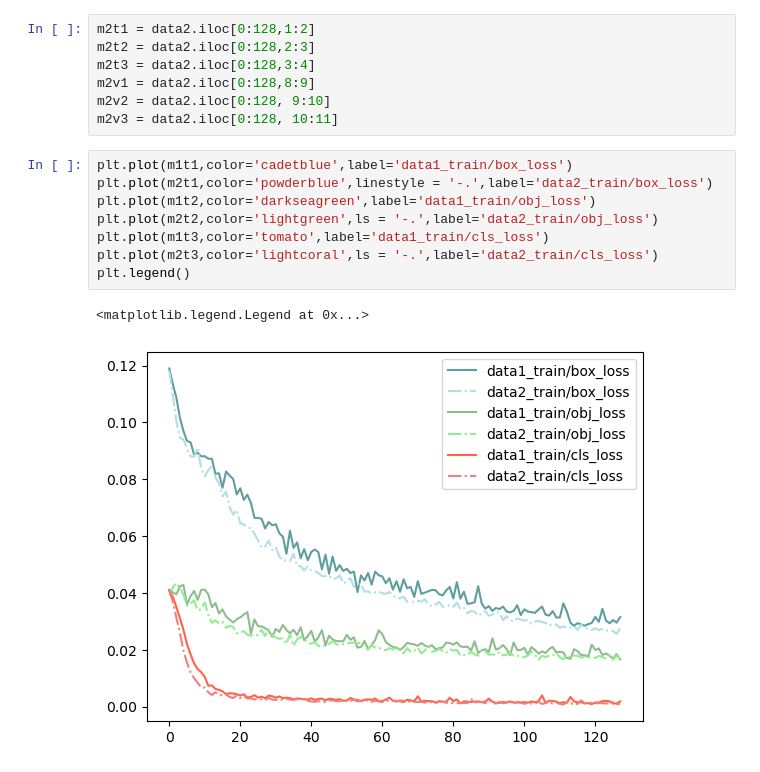
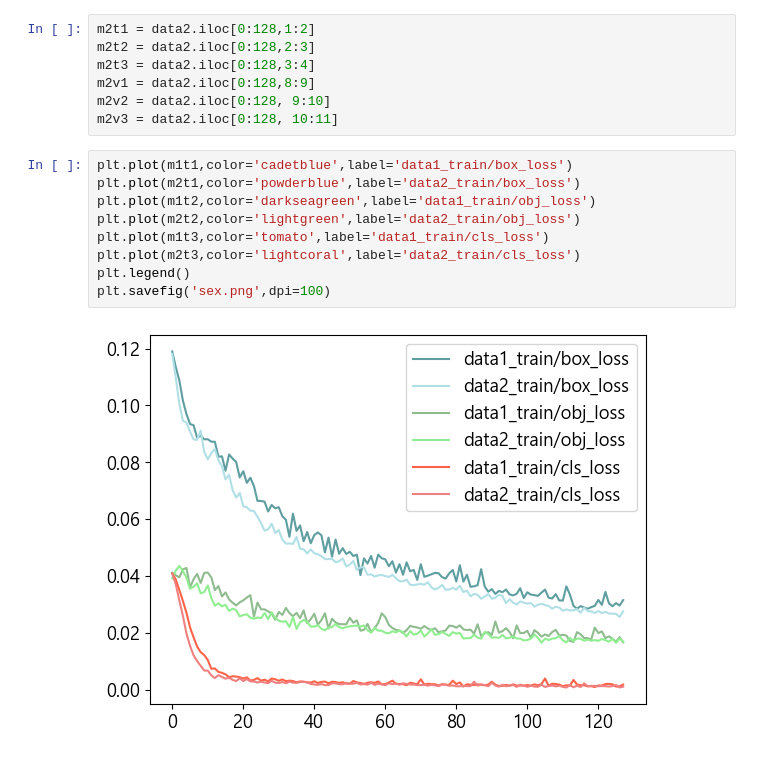
Before and after one commit to YDHYDHDONG/debun_mini_project, a Jupyter notebook: MODEL_ACCURACY/model_accuracy.ipynb, the cells around one changed output. Drawn from its saved outputs; the diff is of its cells as text.

```diff
--- a/MODEL_ACCURACY/model_accuracy.ipynb
+++ b/MODEL_ACCURACY/model_accuracy.ipynb
@@ -84,14 +88,14 @@ m2t3 = data2.iloc[0:128,3:4]
 m2v1 = data2.iloc[0:128,8:9]
 m2v2 = data2.iloc[0:128, 9:10]
 m2v3 = data2.iloc[0:128, 10:11]
-# %%
-plt.plot(m1t1,color='cadetblue',label='data1_train/box_loss')
-plt.plot(m2t1,color='powderblue',linestyle = '-.',label='data2_train/box_loss')
-plt.plot(m1t2,color='darkseagreen',label='data1_train/obj_loss')
-plt.plot(m2t2,color='lightgreen',ls = '-.',label='data2_train/obj_loss')
-plt.plot(m1t3,color='tomato',label='data1_train/cls_loss')
-plt.plot(m2t3,color='lightcoral',ls = '-.',label='data2_train/cls_loss')
-plt.legend()
-# %% [output]
-<matplotlib.legend.Legend at 0x...>
-[figure, removed]
+# %%
+plt.plot(m1t1,color='cadetblue',label='data1_train/box_loss')
+plt.plot(m2t1,color='powderblue',label='data2_train/box_loss')
+plt.plot(m1t2,color='darkseagreen',label='data1_train/obj_loss')
+plt.plot(m2t2,color='lightgreen',label='data2_train/obj_loss')
+plt.plot(m1t3,color='tomato',label='data1_train/cls_loss')
+plt.plot(m2t3,color='lightcoral',label='data2_train/cls_loss')
+plt.legend()
+plt.savefig('sex.png',dpi=100)
+# %% [output]
+[figure, added]
```
Also changed, not shown: parts of 7 cells of this notebook, 5 other files.
